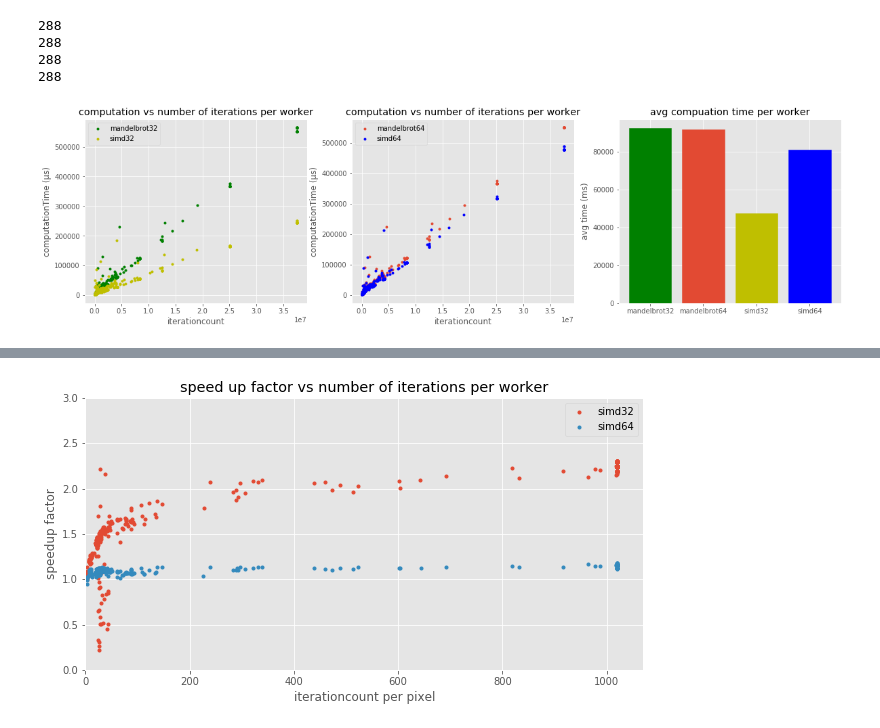
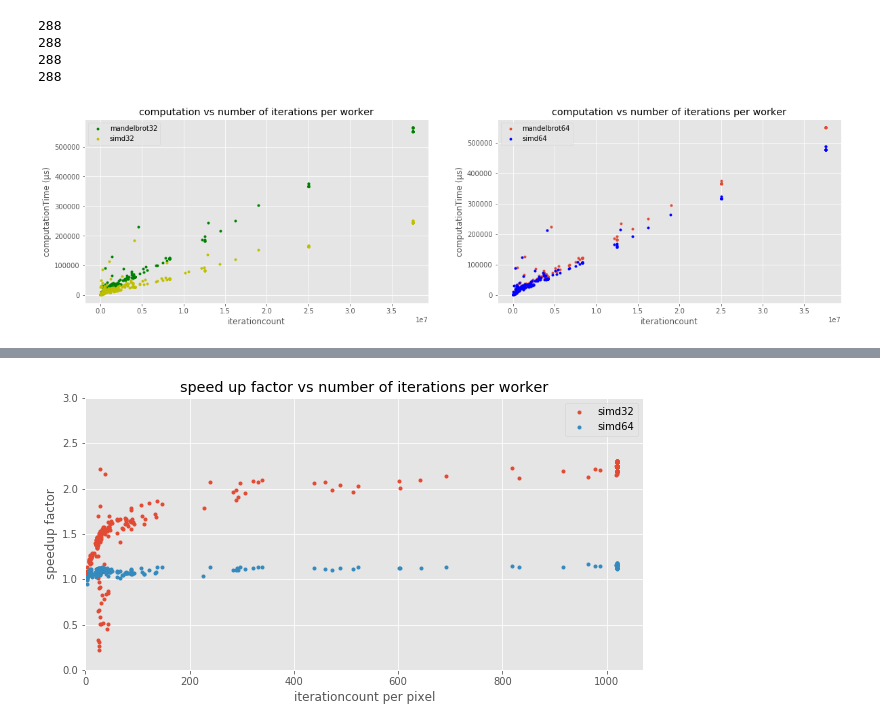
Before and after one commit to eragp/mandelbrot, a Jupyter notebook: eval/implementations_eval.ipynb, the cells around one changed output, grey strips where cells are left out. Saved outputs shown, nothing was run; the diff lists cells and outputs as text; code cells hidden in the pictures.

```diff
--- a/eval/implementations_eval.ipynb
+++ b/eval/implementations_eval.ipynb
@@ -63,47 +60,28 @@ print(len(simd64))
 # %%
 # Data for plotting
 x = np.arange(len(simd64))
 names = ["mandelbrot32", "mandelbrot64", "simd32", "simd64"]
 
 plt.style.use('ggplot')
-fig, (line32, line64, bar) = plt.subplots(1, 3, figsize=(20,5))
+fig, (line32, line64) = plt.subplots(1, 2, figsize=(20,5))
 
 comp32, it32, pix32 = zip(*mandelbrot32)
 p0 = line32.plot(list(it32), list(comp32), label=names[0], lw=0, marker=".",color="g")
 comp64, it64, pix64 = zip(*mandelbrot64)
 p1 = line64.plot(list(it64), list(comp64), label=names[1], lw=0, marker=".")
 compsimd32, itsimd32, pixsimd32 = zip(*simd32)
 p2 = line32.plot(list(itsimd32), list(compsimd32), label=names[2], lw=0, marker=".",  color="y")
 compsimd64, itsimd64, pixsimd64 = zip(*simd64)
 p3 = line64.plot(list(itsimd64), list(compsimd64), label=names[3], lw=0, marker=".",  color="b")
 line32.legend()
 line64.legend()
 
 line32.set(xlabel='iterationcount', ylabel='computationTime (µs)',
        title='computation vs number of iterations per worker')
 line64.set(xlabel='iterationcount', ylabel='computationTime (µs)',
        title='computation vs number of iterations per worker')
 line32.grid(True)
 line64.grid(True)
-
-avg = np.asarray([np.average(comp32), np.average(comp64), np.average(compsimd32), np.average(compsimd64)])
-x_avg = np.arange(len(avg))
-
-barlist = bar.bar(x_avg, avg)
-# set colors of bars to match colors in line plot
-#TODO this bar graph 3 times: worst 25%, average 50%, best 25%
-barlist[0].set_color(p0[0].get_color())
-barlist[1].set_color(p1[0].get_color())
-barlist[2].set_color(p2[0].get_color())
-barlist[3].set_color(p3[0].get_color())
-
-bar.set_xticks(x_avg)
-bar.set_xticklabels(names)
-bar.set(ylabel="avg time (ms)",
-       title="avg compuation time per worker")
-bar.grid(True)
-
-# fig.savefig("impl_test.svg", format="svg")
 plt.show()
 # %% [output]
-[figure, old version]
+[figure, new version]
```
Also changed, not shown: parts of 4 cells of this notebook, 1 other file.
